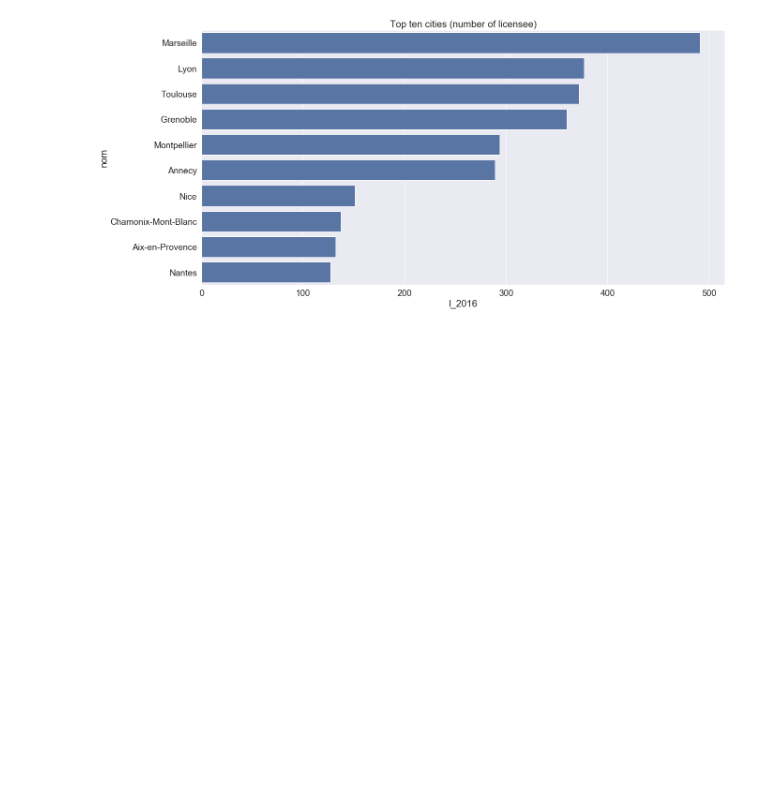
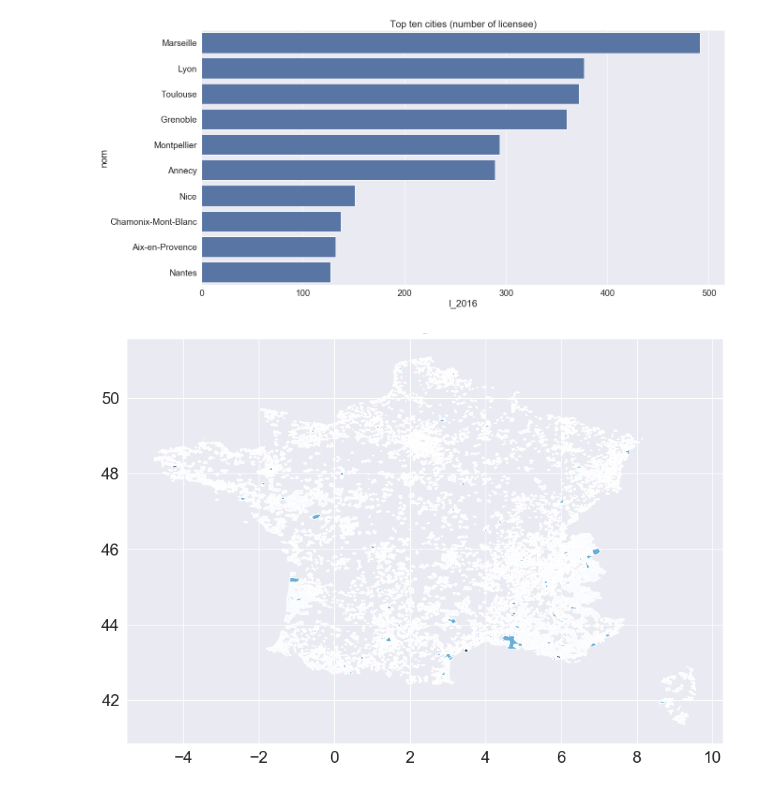
Before and after one commit to jc-udacity/datascientist, a Jupyter notebook: 05_data_science/blog_post_project/blog_post.ipynb, the cells around one changed output. Cells and saved outputs as stored; diff of their text form; code cells hidden in the pictures; blank space fills up the shorter version.

```diff
--- a/05_data_science/blog_post_project/blog_post.ipynb
+++ b/05_data_science/blog_post_project/blog_post.ipynb
@@ -329,4 +363,8 @@ def plot_column(mydata, columnname, maptitle, color=plt.cm.Blues):
     ax.set_title(maptitle, fontsize=1)
+# %%
+plot_column(all_data, 'l_60_74_f_2016','nb licencee')
+# %% [output]
+[figure, added]
 # %%
 plot_column(all_data, 'l_2016','nb licencee')
 # %% [output]
```
Also changed, not shown: parts of 5 cells of this notebook.
